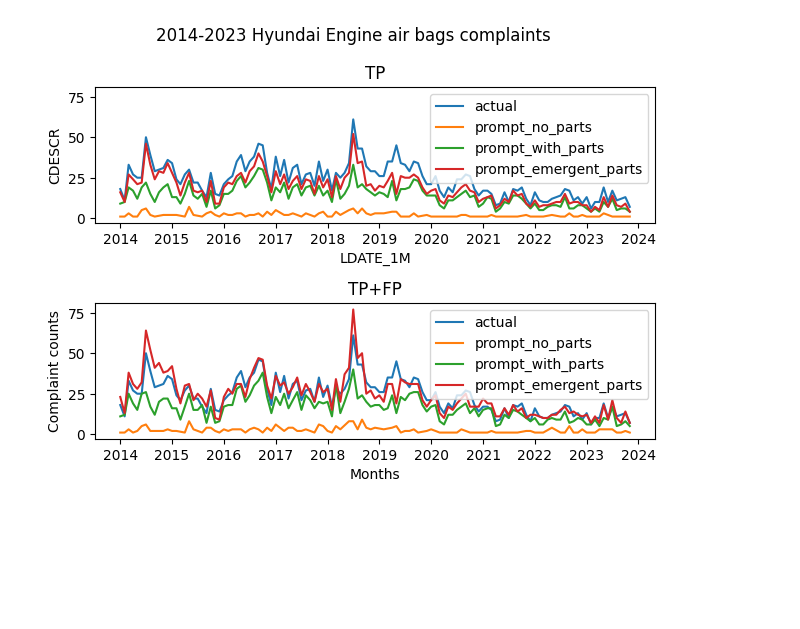
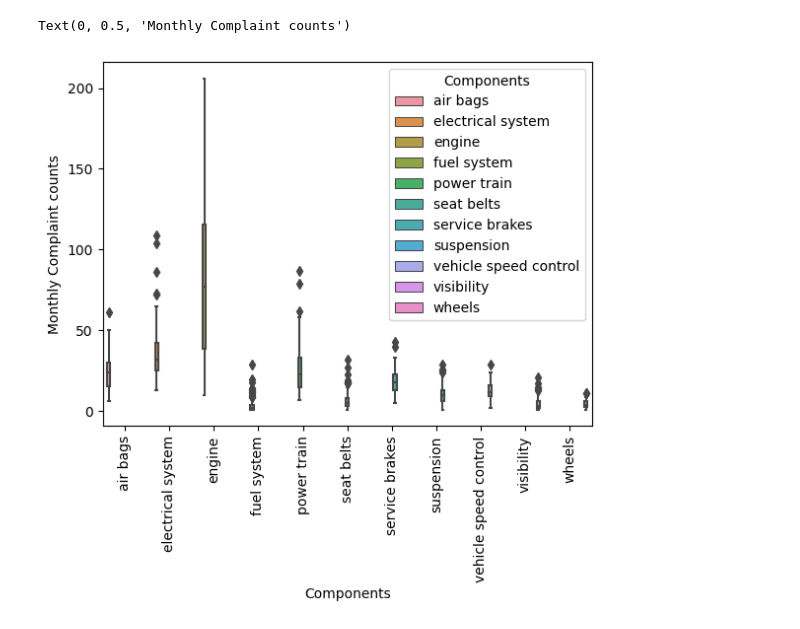
Before and after one commit to prithvidasgupta/si671, a Jupyter notebook: graph.ipynb, the cells around one changed output. Drawn from its saved outputs; the diff is of its cells as text; code cells hidden in the pictures; blank space fills up the shorter version.

Commit message:
plots

```diff
--- a/graph.ipynb
+++ b/graph.ipynb
@@ -3,11 +3,29 @@ import pandas as pd
 import seaborn as sns
 import matplotlib.pyplot as plt
 
-df = pd.read_csv('Hyundai-FLANT5.csv')
-df['COMPSYS_1'] = df['COMPSYS_1'].str.split(',').str[0]
+df = pd.read_csv('Hyundai-FLANT5.csv', low_memory=False)
+df['Components'] = df['COMPSYS_1'].str.split(',').str[0]
 
-filtered_df = df[['LDATE','CDESCR', 'COMPSYS_1', 'LABELS_1', 'LABELS_2', 'LABELS_3']].copy()
+def other_comp(system):
+   if system == 'electrical system' or system == 'seat belts':
+        return 'other component'
+   else:
+        return system
+
+df['Emergent Components'] = df['Components'].apply(other_comp)
+
+filtered_df = df[['LDATE','CDESCR', 'Components', 'LABELS_1', 'LABELS_2', 'LABELS_3', 'Emergent Components']].copy()
 
 filtered_df['LDATE_1M'] = pd.to_datetime(filtered_df['LDATE'], format='mixed').dt.to_period('M')
 filtered_df['LDATE_1M'] = pd.to_datetime(filtered_df['LDATE_1M'].astype(str))
+
+filtered_df['LDATE_1Y'] = pd.to_datetime(filtered_df['LDATE'], format='mixed').dt.to_period('M')
+filtered_df['LDATE_1Y'] = pd.to_datetime(filtered_df['LDATE_1Y'].astype(str))
+# %%
+sns.boxplot(data=filtered_df.groupby(['Components', 'LDATE_1M']).count()[['CDESCR']].reset_index(),x='Components', y='CDESCR', hue='Components')
+_=plt.xticks(rotation=90)
+plt.ylabel('Monthly Complaint counts')
+# %% [output]
+Text(0, 0.5, 'Monthly Complaint counts')
+[figure, added]
 # %%
@@ -53,4 +76,0 @@ def gen_true_pos_graph(filtered_df, system):
-# %%
-gen_true_pos_graph(filtered_df, important_parts[0])
-# %% [output]
-[figure, removed]
```
Also changed, not shown: parts of 19 cells of this notebook, 29 other files.
